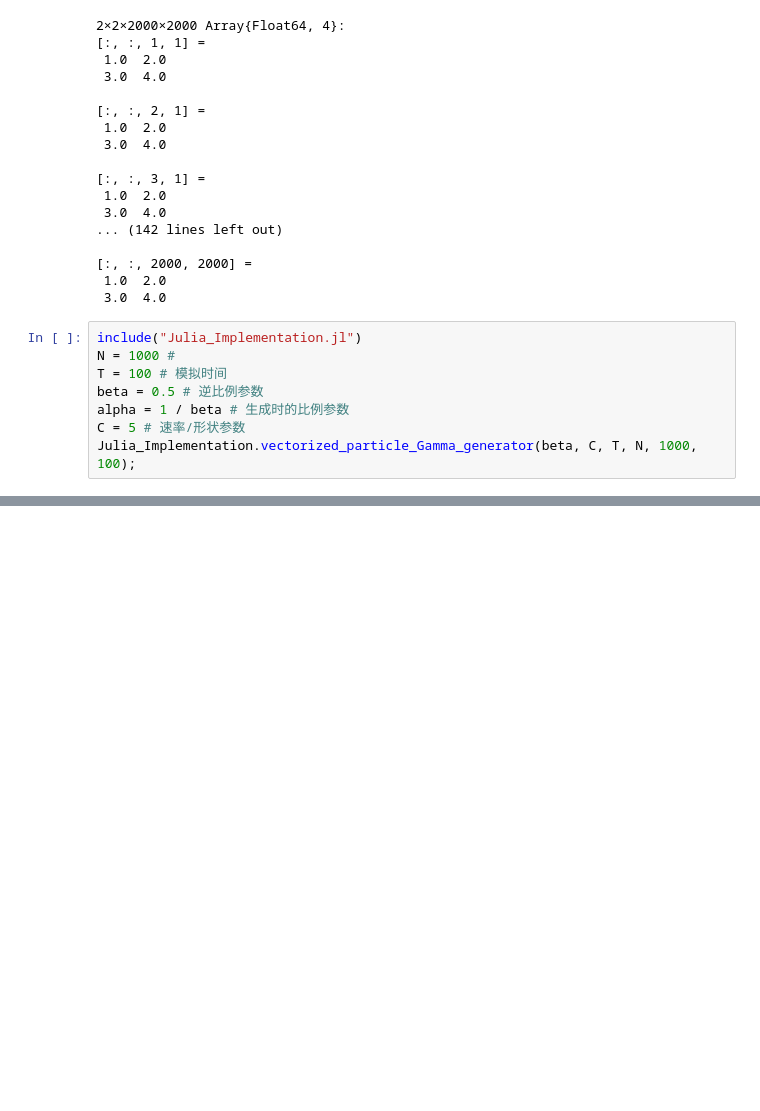
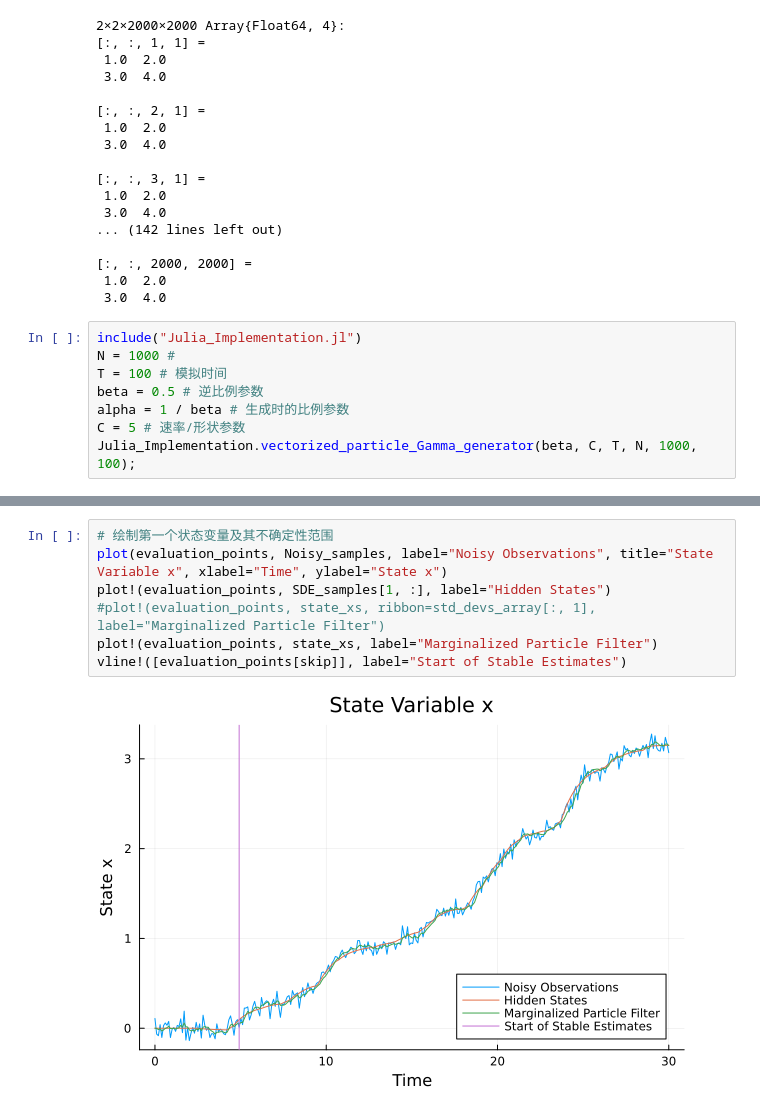
Before and after one commit to zhl24/IIB_Codes, a Jupyter notebook: Easter_Julia_Notebook.ipynb, the cells around one changed output, grey strips where cells are left out. Cells and saved outputs as stored; diff of their text form; blank space fills up the shorter version.

```diff
--- a/Easter_Julia_Notebook.ipynb
+++ b/Easter_Julia_Notebook.ipynb
@@ -303,0 +792,9 @@ println(size(cov_matrix))
+# %%
+# 绘制第一个状态变量及其不确定性范围
+plot(evaluation_points, Noisy_samples, label="Noisy Observations", title="State Variable x", xlabel="Time", ylabel="State x")
+plot!(evaluation_points, SDE_samples[1, :], label="Hidden States")
+#plot!(evaluation_points, state_xs, ribbon=std_devs_array[:, 1], label="Marginalized Particle Filter")
+plot!(evaluation_points, state_xs, label="Marginalized Particle Filter")
+vline!([evaluation_points[skip]], label="Start of Stable Estimates")
+# %% [output]
+[figure, added]
```
Also changed, not shown: parts of 21 cells of this notebook, 2 other files.
